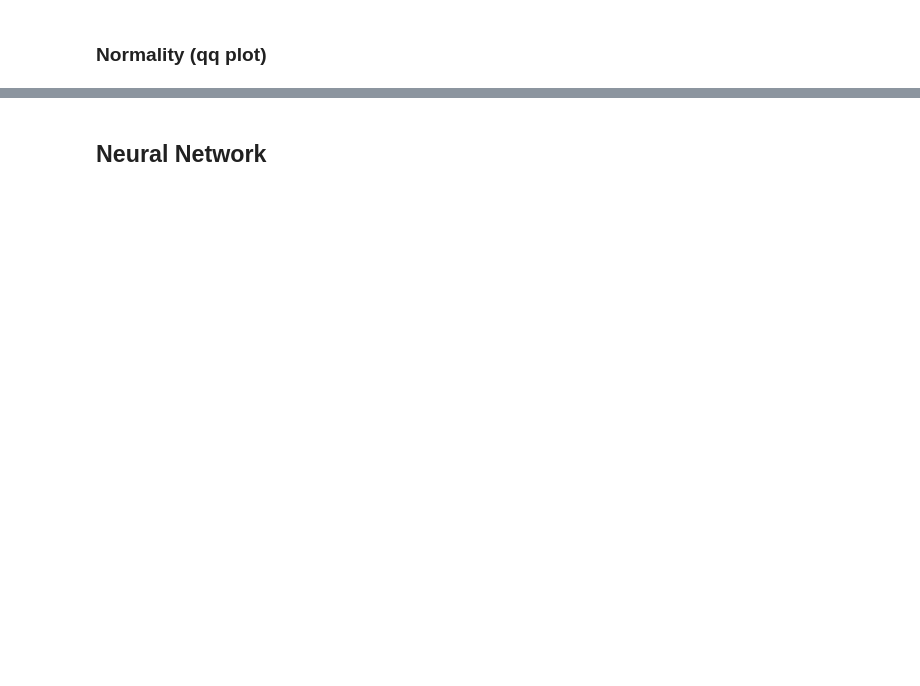
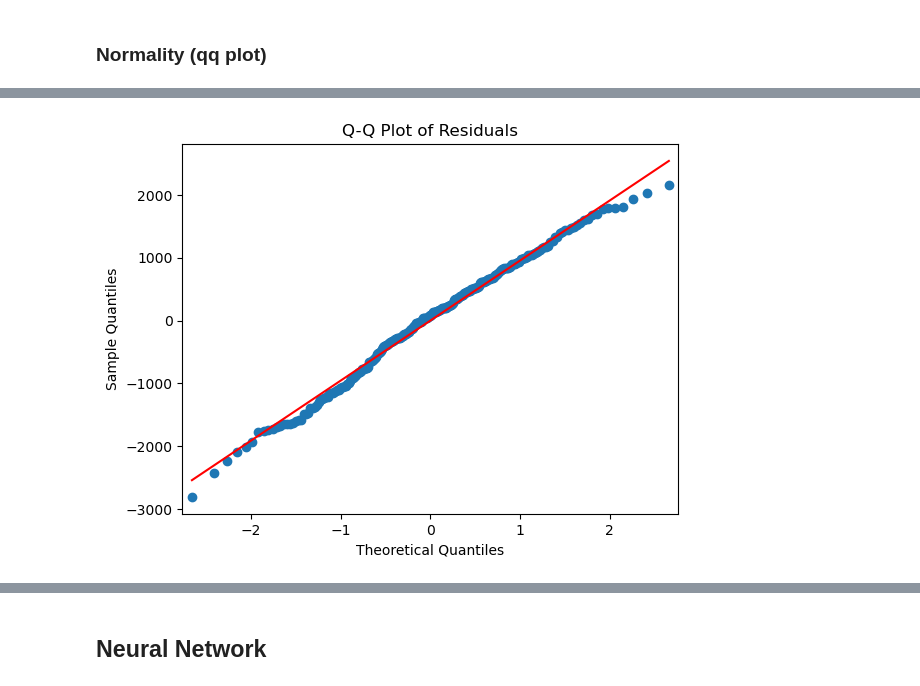
Before and after one commit to noellereid/Data-Science-Capstone, a Jupyter notebook: capstone_project.ipynb, the cells around one changed output, grey strips where cells are left out. Cells and saved outputs as stored; diff of their text form; code cells hidden in the pictures; blank space fills up the shorter version.

```diff
--- a/capstone_project.ipynb
+++ b/capstone_project.ipynb
@@ -397,0 +407,15 @@ plt.show()
+# %%
+# BOXCOX TRANSFORMATION
+import scipy.stats as stats
+# Ensure y is strictly positive
+y = df['Happiness']
+if (y <= 0).any():
+    y += np.abs(y.min()) + 1  # Shift to make all values positive
+y_transformed, lambda_ = stats.boxcox(y) # apply tranformation
+# %%
+# BOXCOX FEATURE SELECTION
+# drop highly correlated vars
+X = df.drop(columns=['Happiness','DepressionScore','AnxietyScore','StressScore','EarlyClass','WeekendSleep','WeekdayBed'])
+X = X.astype(int)
+selected_features = forward_stepwise_selection(X, y_transformed)
+print("Selected Features: ", selected_features)
@@ -397,0 +424,25 @@ plt.show()
+# %%
+# BOXCOX MODEL
+from scipy.special import inv_boxcox
+
+# Create new DataFrame with only the selected features
+X_selected = df[selected_features].copy()
+X_selected = sm.add_constant(X_selected)  # Add constant for intercept
+
+start_time = time.time() # start timer
+
+# Fit the model with the clean dataset
+bc_model = sm.OLS(y_transformed[X_selected.index], X_selected).fit()
+
+end_time = time.time() # end timer
+total_time = end_time - start_time
+
+# predict in bc scale
+y_pred_bc = bc_model.predict(X_selected)
+# convert back to original scale
+y_pred_original = inv_boxcox(y_pred_transformed, lambda_)
+mse_original = mean_squared_error(y[X_selected.index], y_pred_original)
+print(f"Mean Squared Error (Original Scale): {mse_original:.4f}")
+
+print(f"Wall time for fitting the model: {total_time:.4f} seconds")
+print(bc_model.summary())
@@ -397,0 +467,7 @@ plt.show()
+# %%
+# RECHECK ASSUMPTIONS
+sm.qqplot(bc_model.resid, line='s')
+plt.title('Q-Q Plot of Residuals')
+plt.show()
+# %% [output]
+[figure, added]
```
Also changed, not shown: parts of 35 cells of this notebook, 1 other file.
